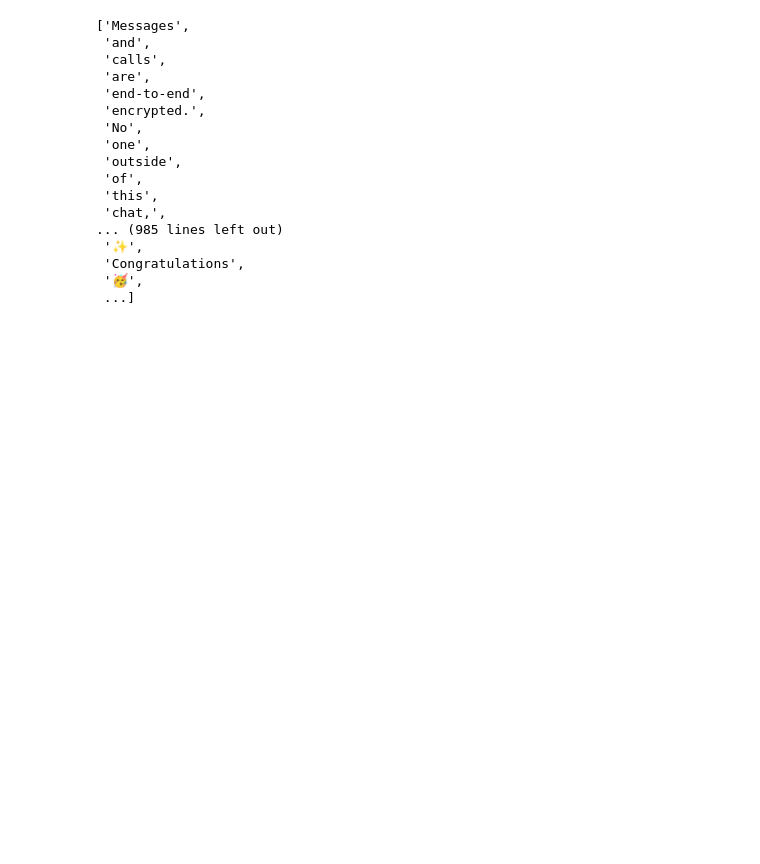
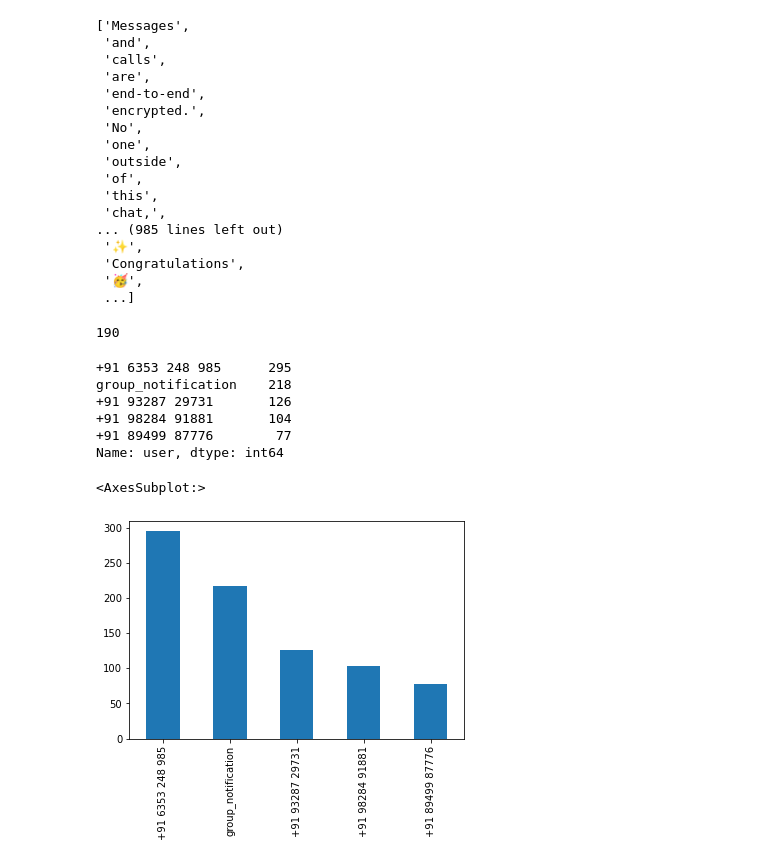
Before and after one commit to yash013/whatsapp_chat_analysis, a Jupyter notebook: whatsapp_chat_analysis.ipynb, the cells around one changed output. Saved outputs shown, nothing was run; the diff lists cells and outputs as text; code cells hidden in the pictures; blank space fills up the shorter version.

```diff
--- a/whatsapp_chat_analysis.ipynb
+++ b/whatsapp_chat_analysis.ipynb
@@ -189,3 +189,22 @@ words
  'Congratulations',
  '🥳',
  ...]
+# %%
+media_messages = df[df['message'] == '<Media omitted>\n'].shape[0]
+media_messages
+# %% [output]
+190
+# %%
+df['user'].value_counts().head()
+# %% [output]
++91 6353 248 985      295
+group_notification    218
++91 93287 29731       126
++91 98284 91881       104
++91 89499 87776        77
+Name: user, dtype: int64
+# %%
+df['user'].value_counts().head().plot.bar()
+# %% [output]
+<AxesSubplot:>
+[figure, added]
```
Also changed, not shown: parts of 7 cells of this notebook, 2 other files.
